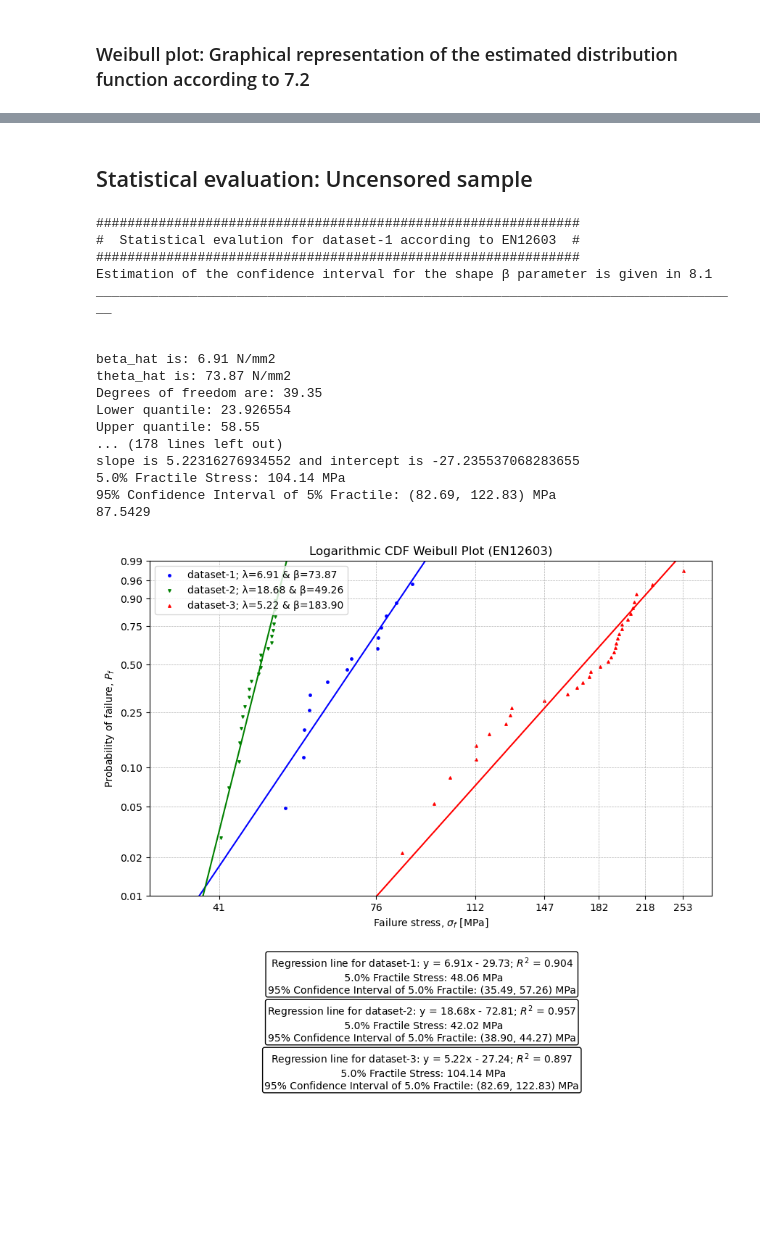
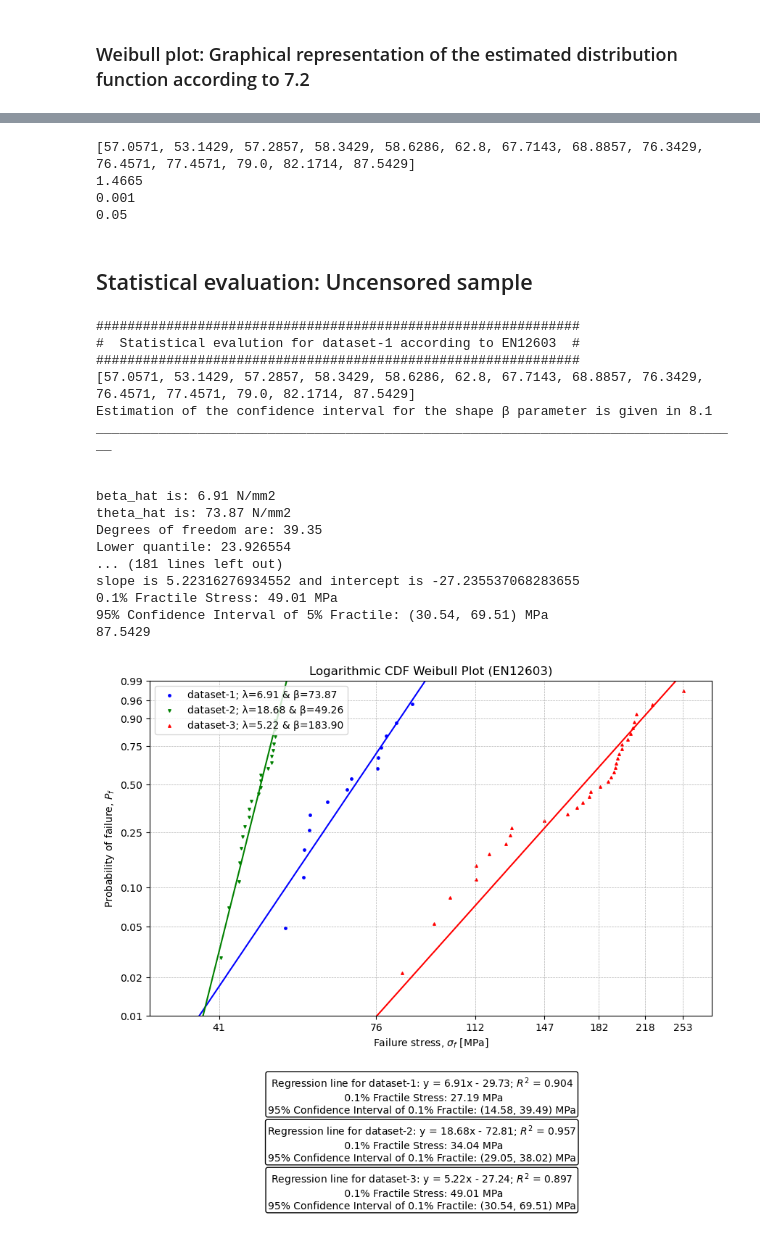
Before and after one commit to xjulie0x/glass-reuse-open-database, a Jupyter notebook: book/pages/method_3.ipynb, the cells around one changed output, grey strips where cells are left out. Drawn from its saved outputs; the diff is of its cells as text; code cells hidden in the pictures; blank space fills up the shorter version.

Commit message:
update the user input form in method 3

```diff
--- a/book/pages/method_3.ipynb
+++ b/book/pages/method_3.ipynb
@@ -270,7 +259,14 @@ def confidence_interval_stress(beta_hat, theta_hat, n, r_over_n, beta_lower, bet
 # %% [markdown]
 ### Weibull plot: Graphical representation of the estimated distribution function according to 7.2
 # %%
-def weibull_plot(dataset, iteration, Weibull_distribution_parameters, stress_x_percentile, stress_x_percentile_CI_upper, stress_x_percentile_CI_lower,min_stress_rate,max_stress_rate, beta_hat, theta_hat, beta_upper, beta_lower, theta_upper, theta_lower, sorted_stress,P_f_lower_limit_list,P_f_upper_limit_list, n, target_G_x=0.05, target_alpha=0.05):
+{
+    "tags": [
+        "hide-input",
+    ]
+}
+
+def weibull_plot(dataset, iteration, Weibull_distribution_parameters, stress_x_percentile, stress_x_percentile_CI_upper, stress_x_percentile_CI_lower, beta_hat, theta_hat, beta_upper, beta_lower, theta_upper, theta_lower, sorted_stress,P_f_lower_limit_list,P_f_upper_limit_list, n, target_G_x=0.05, target_alpha=0.05):
+    global min_stress_rate, max_stress_rate  # Declare these as global to modify the outer variables
     # Linearize the Weibull distribution
     ln_stress = np.log(sorted_stress)
 
@@ -441,5 +437,3 @@ def weibull_plot(dataset, iteration, Weibull_distribution_parameters, stress_x_p
         f"Regression line for {dataset}: {regression_text}\n {stress_text}",
         wrap=True, horizontalalignment='center', fontsize=10,
         bbox=dict(facecolor='white', edgecolor='black', boxstyle='round,pad=0.2'))
-
-    return min_stress_rate, max_stress_rate
@@ -446,3 +599,10 @@ def weibull_plot(dataset, iteration, Weibull_distribution_parameters, stress_x_p
+# %%
+display_confidence_intervals_ON = False # Turn the confidence intervals ON/OFF in the Logarithmic CDF Weibull Plot
+# %% [output]
+[57.0571, 53.1429, 57.2857, 58.3429, 58.6286, 62.8, 67.7143, 68.8857, 76.3429, 76.4571, 77.4571, 79.0, 82.1714, 87.5429]
+1.4665
+0.001
+0.05
 # %% [markdown]
 ## Statistical evaluation: Uncensored sample
 # %%
@@ -456,6 +616,7 @@ for dataset, stress_rate in stress_rates.items():
     print(f"##############################################################")
     print(f"#  Statistical evalution for {dataset} according to EN12603  #")
     print(f"##############################################################")
+    print(stress_rate)
     # Sort the stress in increasing order
     sorted_stress = np.sort(stress_rate)
 
@@ -500,14 +661,12 @@ for dataset, stress_rate in stress_rates.items():
 
     stress_x_percentile, stress_x_percentile_CI_upper, stress_x_percentile_CI_lower = x2,x2_ob_z, x2_un_z
     # Weibull plot
-    min_stress_rate, max_stress_rate = weibull_plot(dataset,
+    weibull_plot(dataset,
                  iteration,
                  Weibull_distribution_parameters,
                  stress_x_percentile,
                  stress_x_percentile_CI_upper,
                  stress_x_percentile_CI_lower,
-                 min_stress_rate,
-                 max_stress_rate,
                  beta_hat,
                  theta_hat,
                  beta_upper,
@@ -555,38 +714,38 @@ plt.xticks(xticks)
 handles, labels = plt.gca().get_legend_handles_labels()
 unique_labels_set = set()
 unique_handles_labels = []
 
 for handle, label in zip(handles, labels):
     if label not in unique_labels_set:
         unique_handles_labels.append((handle, label))
         unique_labels_set.add(label)
 
 # Construct separate lists for handles and labels, and position the legend
 if unique_handles_labels:
     unique_handles, unique_labels = zip(*unique_handles_labels)
     plt.legend(unique_handles, unique_labels, loc='upper left')
 #plt.grid(True)
 plt.grid(True, which='both', linestyle='--', linewidth=0.5)
 plt.show()
 # %% [output]
 ##############################################################
 #  Statistical evalution for dataset-1 according to EN12603  #
 ##############################################################
+[57.0571, 53.1429, 57.2857, 58.3429, 58.6286, 62.8, 67.7143, 68.8857, 76.3429, 76.4571, 77.4571, 79.0, 82.1714, 87.5429]
 Estimation of the confidence interval for the shape β parameter is given in 8.1
 ___________________________________________________________________________________
 
 
 beta_hat is: 6.91 N/mm2
 theta_hat is: 73.87 N/mm2
 Degrees of freedom are: 39.35
 Lower quantile: 23.926554
-Upper quantile: 58.55
-... (178 lines left out)
+... (181 lines left out)
 slope is 5.22316276934552 and intercept is -27.235537068283655
-5.0% Fractile Stress: 104.14 MPa
-95% Confidence Interval of 5% Fractile: (82.69, 122.83) MPa
+0.1% Fractile Stress: 49.01 MPa
+95% Confidence Interval of 5% Fractile: (30.54, 69.51) MPa
 87.5429
-[figure, old version]
+[figure, new version]
 # %%
 for dataset, stress_rate in stress_rates.items():
     # Creating a range of x values
```
Also changed, not shown: parts of 12 cells of this notebook, 1 other file.
